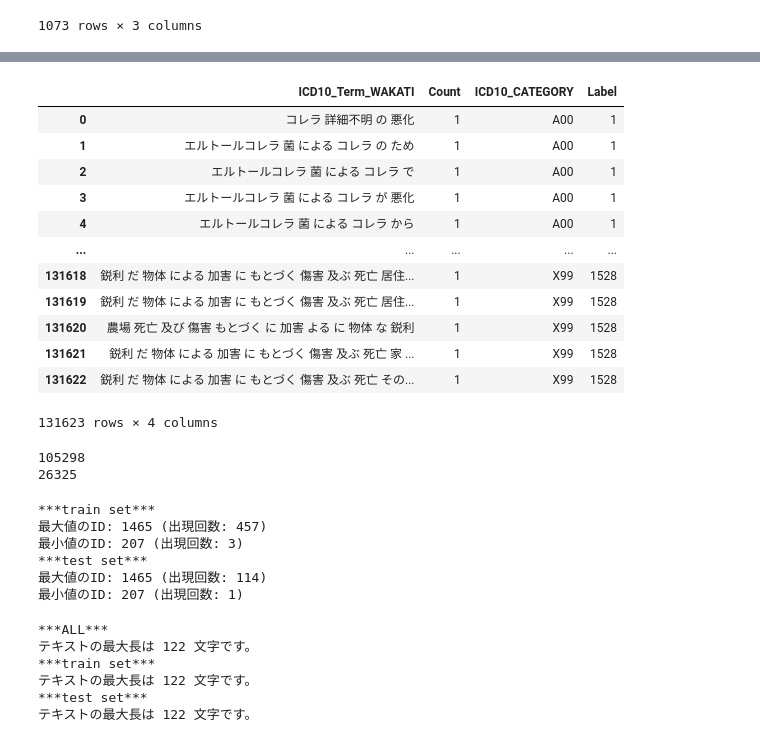
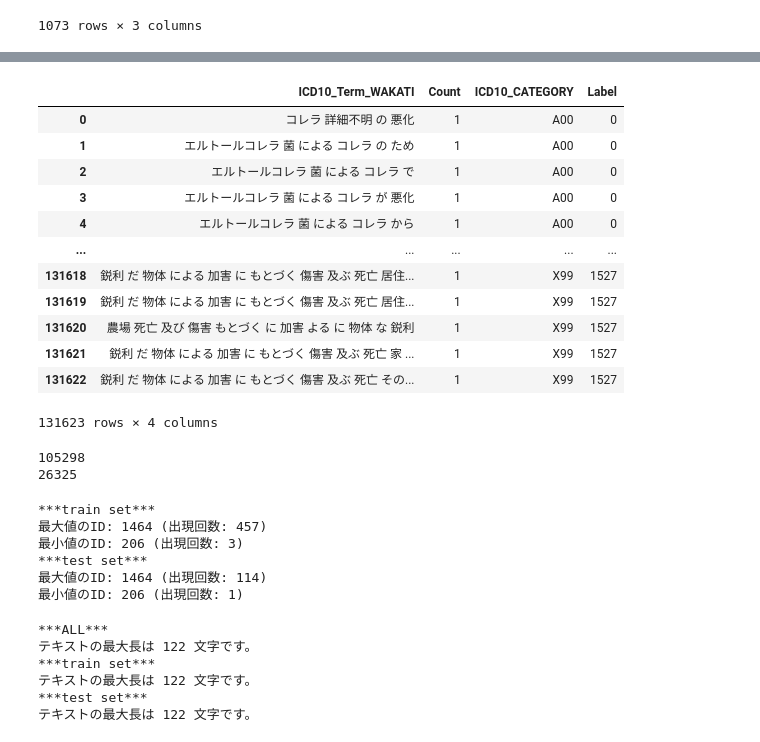
Before and after one commit to Takumi173/2023Test, a Jupyter notebook: Coding_2_CreateModel.ipynb, the cells around one changed output, grey strips where cells are left out. Saved outputs shown, nothing was run; the diff lists cells and outputs as text; code cells hidden in the pictures.

```diff
--- a/Coding_2_CreateModel.ipynb
+++ b/Coding_2_CreateModel.ipynb
@@ -191,20 +204,20 @@ Target_df_sorted
 # %%
-# idの付与
-Target_df_sorted[label_id] = pd.factorize(Target_df_sorted[label_name])[0] + 1
+# idの付与(ラベルが0から連番にならないとTrainerでdevice-side assert triggeredが発生するので要注意。)
+Target_df_sorted[label_id] = pd.factorize(Target_df_sorted[label_name])[0]
 Target_df_sorted
 # %% [output]
 |  | ICD10_Term_WAKATI | Count | ICD10_CATEGORY | Label |
-| 0 | コレラ 詳細不明 の 悪化 | 1 | A00 | 1 |
-| 1 | エルトールコレラ 菌 による コレラ の ため | 1 | A00 | 1 |
-| 2 | エルトールコレラ 菌 による コレラ で | 1 | A00 | 1 |
-| 3 | エルトールコレラ 菌 による コレラ が 悪化 | 1 | A00 | 1 |
-| 4 | エルトールコレラ 菌 による コレラ から | 1 | A00 | 1 |
+| 0 | コレラ 詳細不明 の 悪化 | 1 | A00 | 0 |
+| 1 | エルトールコレラ 菌 による コレラ の ため | 1 | A00 | 0 |
+| 2 | エルトールコレラ 菌 による コレラ で | 1 | A00 | 0 |
+| 3 | エルトールコレラ 菌 による コレラ が 悪化 | 1 | A00 | 0 |
+| 4 | エルトールコレラ 菌 による コレラ から | 1 | A00 | 0 |
 | ... | ... | ... | ... | ... |
-| 131618 | 鋭利 だ 物体 による 加害 に もとづく 傷害 及ぶ 死亡 居住... | 1 | X99 | 1528 |
-| 131619 | 鋭利 だ 物体 による 加害 に もとづく 傷害 及ぶ 死亡 居住... | 1 | X99 | 1528 |
-| 131620 | 農場 死亡 及び 傷害 もとづく に 加害 よる に 物体 な 鋭利 | 1 | X99 | 1528 |
-| 131621 | 鋭利 だ 物体 による 加害 に もとづく 傷害 及ぶ 死亡 家 ... | 1 | X99 | 1528 |
-| 131622 | 鋭利 だ 物体 による 加害 に もとづく 傷害 及ぶ 死亡 その... | 1 | X99 | 1528 |
+| 131618 | 鋭利 だ 物体 による 加害 に もとづく 傷害 及ぶ 死亡 居住... | 1 | X99 | 1527 |
+| 131619 | 鋭利 だ 物体 による 加害 に もとづく 傷害 及ぶ 死亡 居住... | 1 | X99 | 1527 |
+| 131620 | 農場 死亡 及び 傷害 もとづく に 加害 よる に 物体 な 鋭利 | 1 | X99 | 1527 |
+| 131621 | 鋭利 だ 物体 による 加害 に もとづく 傷害 及ぶ 死亡 家 ... | 1 | X99 | 1527 |
+| 131622 | 鋭利 だ 物体 による 加害 に もとづく 傷害 及ぶ 死亡 その... | 1 | X99 | 1527 |
 131623 rows × 4 columns
 # %%
 #Training Test data 分割
@@ -250,11 +276,11 @@ print('***test set***')
 count_labels(test_labels)
 # %% [output]
 ***train set***
-最大値のID: 1465 (出現回数: 457)
-最小値のID: 207 (出現回数: 3)
+最大値のID: 1464 (出現回数: 457)
+最小値のID: 206 (出現回数: 3)
 ***test set***
-最大値のID: 1465 (出現回数: 114)
-最小値のID: 207 (出現回数: 1)
+最大値のID: 1464 (出現回数: 114)
+最小値のID: 206 (出現回数: 1)
 # %%
 def max_text_length(text_list):
     if not text_list:  # 空リストの場合
```
Also changed, not shown: parts of 6 cells of this notebook.
